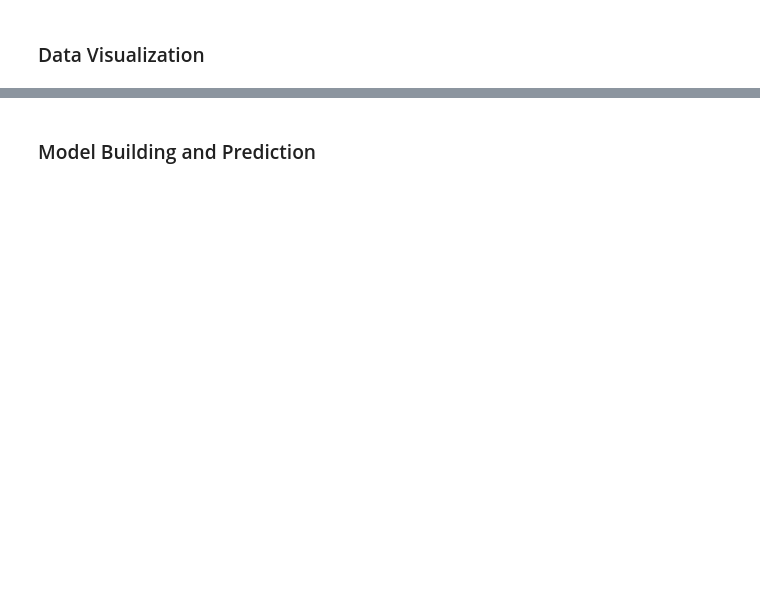
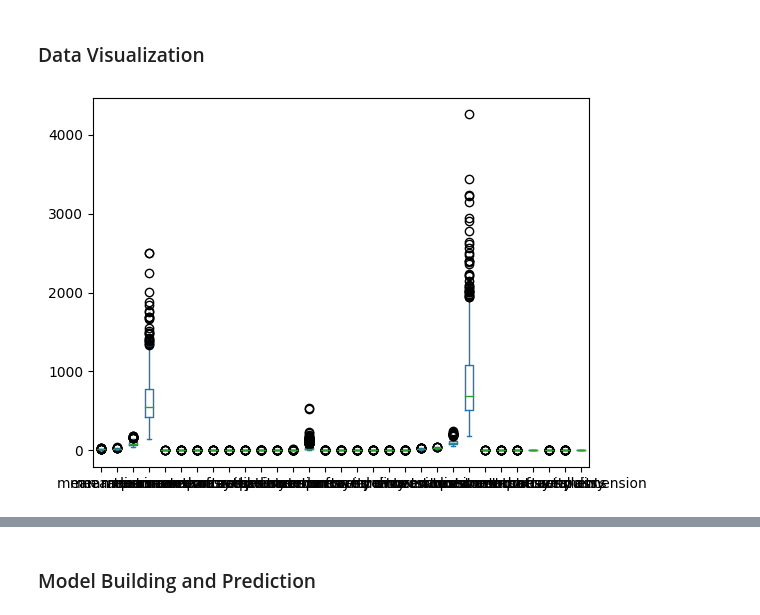
Before and after one commit to Junaid-EEE11/coursework, a Jupyter notebook: breast cancer.ipynb, the cells around one changed output, grey strips where cells are left out. Cells and saved outputs as stored; diff of their text form; code cells hidden in the pictures; blank space fills up the shorter version.

```diff
--- a/breast cancer.ipynb
+++ b/breast cancer.ipynb
@@ -14,0 +19,6 @@ from sklearn.neighbors import KNeighborsClassifier
+# %%
+from sklearn.datasets import load_breast_cancer
+
+data = load_breast_cancer()
+X = data.data
+y = data.target
@@ -25,4 +40,4 @@ print(iris.DESCR)
 # %%
-df_iris = pd.DataFrame(iris.data, columns = iris.feature_names)
-df_iris['class'] = iris.target
-df_iris.head()
+df_bc = pd.DataFrame(data.data, columns = data.feature_names)
+df_bc['class'] = data.target
+df_bc.head()
@@ -48,8 +87,10 @@ display(df_iris.groupby('class').size())
 ### Data Visualization
 # %%
 # box and whisker plots
-df_iris.plot(kind='box')
+df_bc.plot(kind='box')
 plt.show()
+# %% [output]
+[figure, added]
 # %%
 # # box and whisker plots
 # dataset.plot(kind='box', subplots=True, layout=(2,2), sharex=False, sharey=False)
```
Also changed, not shown: parts of 16 cells of this notebook.
